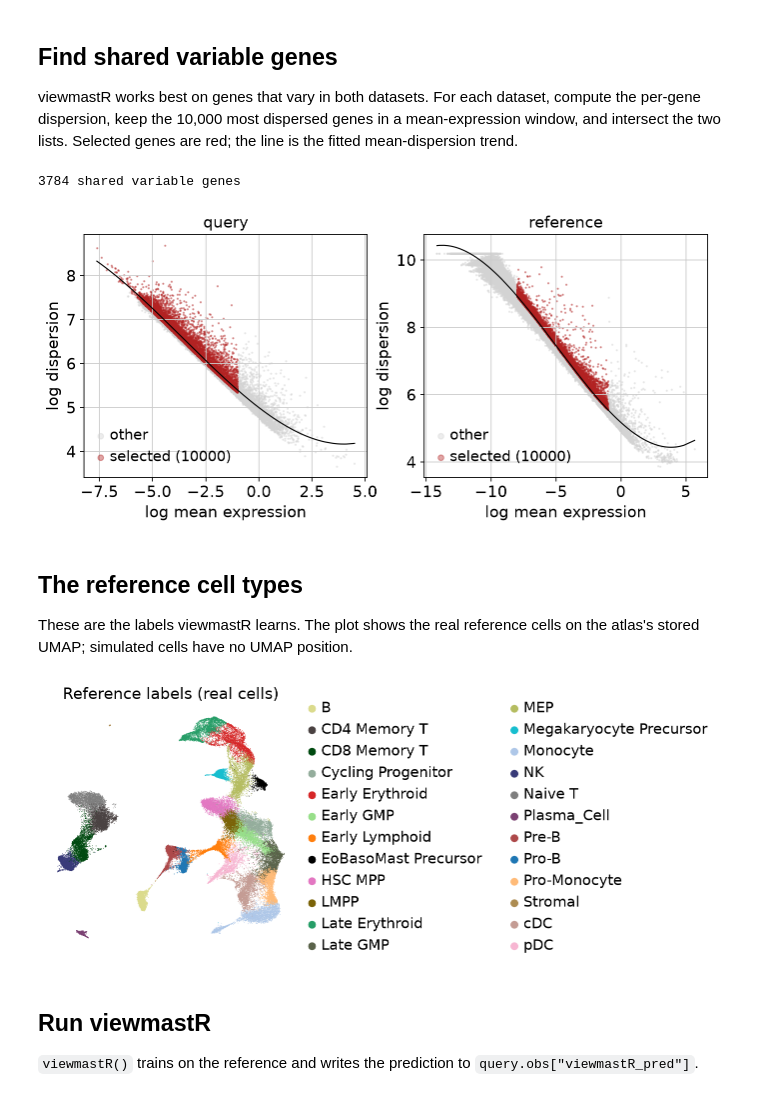
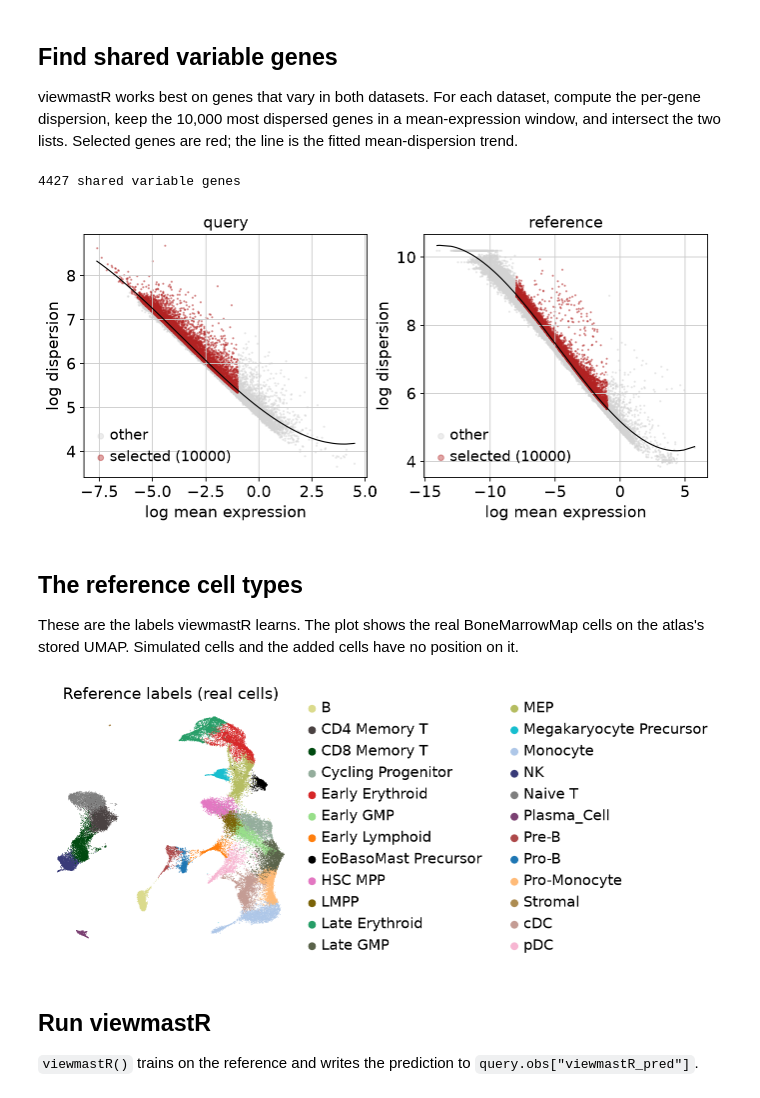
Before and after one commit to jacob-greene/py-viewmastR, a Jupyter notebook: tutorials/01_how_to.ipynb, the cells around one changed output. Drawn from its saved outputs; the diff is of its cells as text; code cells hidden in the pictures.

```diff
--- a/tutorials/01_how_to.ipynb
+++ b/tutorials/01_how_to.ipynb
@@ -38,7 +41,7 @@ import tutorial_data as td
 
 sc.set_figure_params(dpi=80, frameon=False)
 label = "CellType_Broad"
-ref, held = td.bonemarrowmap_augmented(label, norm_number=3000)
+ref, held = td.bonemarrowmap_augmented(label, norm_number=3000, bdevelopment=True)
 query = td.bm_tcelldep()
 print("reference", ref.shape, "of which simulated", int(ref.obs["simulated"].sum()))
 print("held out", held.shape, "query", query.shape)
@@ -92,19 +95,19 @@ vgr = set(vm.get_selected_features(ref))
 vg = [g for g in vm.get_selected_features(query) if g in vgr]
 print(f"{len(vg)} shared variable genes")
 # %% [output]
-3784 shared variable genes
+4427 shared variable genes
-[figure, old version]
+[figure, new version]
 # %% [markdown]
 ## The reference cell types
 
-These are the labels viewmastR learns. The plot shows the real reference cells on the
-atlas's stored UMAP; simulated cells have no UMAP position.
+These are the labels viewmastR learns. The plot shows the real BoneMarrowMap cells on the
+atlas's stored UMAP. Simulated cells and the added cells have no position on it.
 # %%
-real = ref[~ref.obs["simulated"].to_numpy()].copy()
+real = ref[~ref.obs["simulated"].to_numpy() & (ref.obs["source"] == "BoneMarrowMap").to_numpy()].copy()
 vm.palette.set_colors(real, label)
 sc.pl.umap(real, color=label, title="Reference labels (real cells)")
 # %% [output]
-[figure, old version]
+[figure, new version]
 # %% [markdown]
 ## Run viewmastR
 
```
Also changed, not shown: parts of 8 cells of this notebook, 7 other files.
